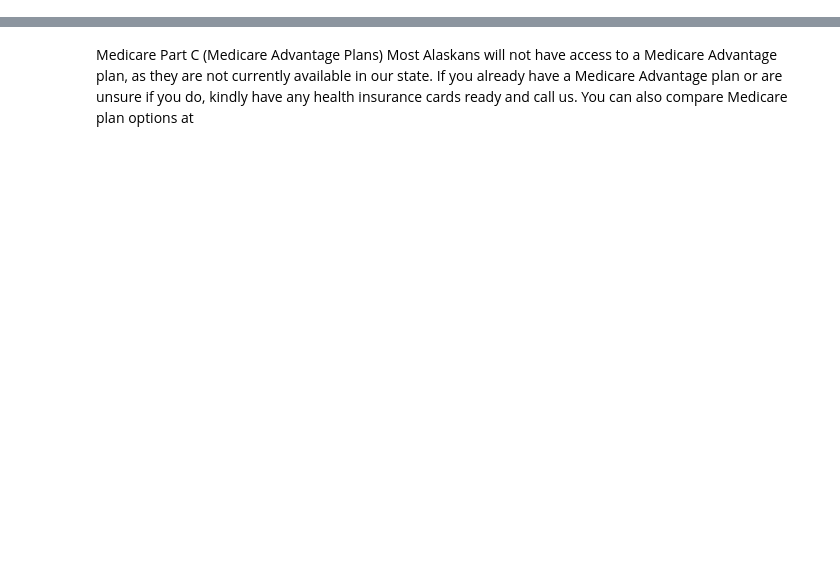
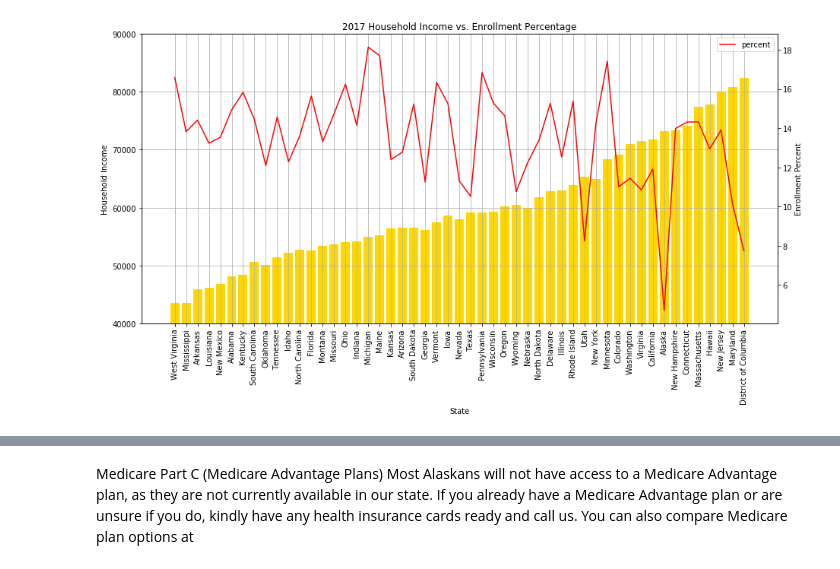
Before and after one commit to younesk93/Project-1, a Jupyter notebook: Project/SM-Main.ipynb, the cells around one changed output, grey strips where cells are left out. Drawn from its saved outputs; the diff is of its cells as text; code cells hidden in the pictures; blank space fills up the shorter version.

```diff
--- a/Project/SM-Main.ipynb
+++ b/Project/SM-Main.ipynb
@@ -143 +182,27 @@ HeatMap.sort_values(by='Enrollment', ascending=False).head()
+# %%
+js = pd.read_csv('State, Income, Population, Enrollment.csv')
+
+js2=js.sort_values(by=['Percent'])
+js2 = js2.rename(columns = {'STATE':'State'})
+js2.head()
+js3=pd.merge(js2,PopvMedStateBar, on=['State'], how='inner')
+js3.head()
+
+fig, ax1 = plt.subplots(figsize=(15,7))
+plt.xticks(rotation="vertical")
+plt.title('2017 Household Income vs. Enrollment Percentage')
+plt.xlabel('State')
+plt.ylabel('Household Income')
+plt.ylim([40000, 90000])
+plt.grid()
+ax1.bar(js3["State"],js3["INCOME PER HOUSEHOLD"],color="gold")
+ax2=ax1.twinx()
+ax2.plot(js3["State"],js3["percent"],color="red")
+ax2.set_ylabel('Enrollment Percent')
+plt.legend()
+
+plt.savefig('Income.png')
+plt.show()
+# %% [output]
+[figure, added]
 # %%
```
Also changed, not shown: parts of 24 cells of this notebook, 7 other files.
